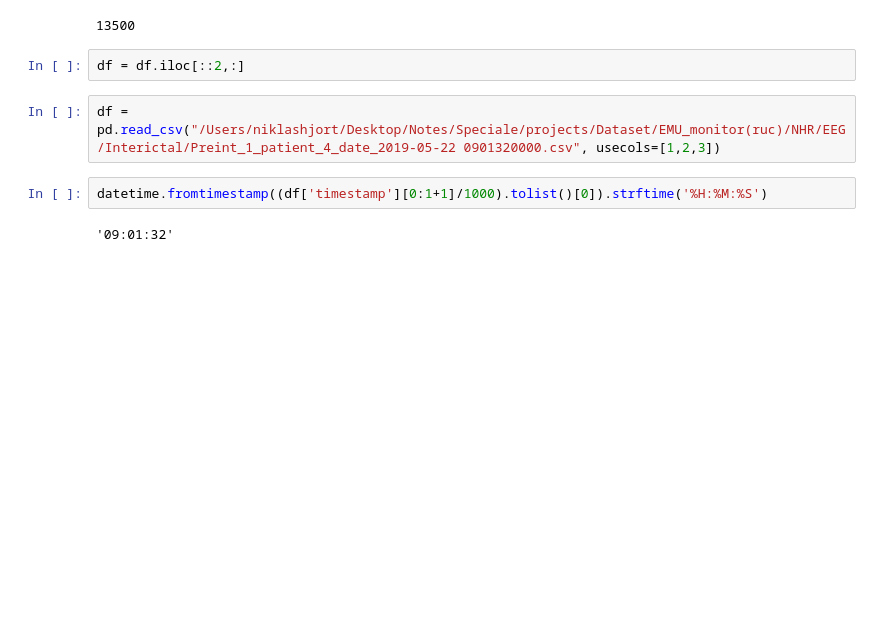
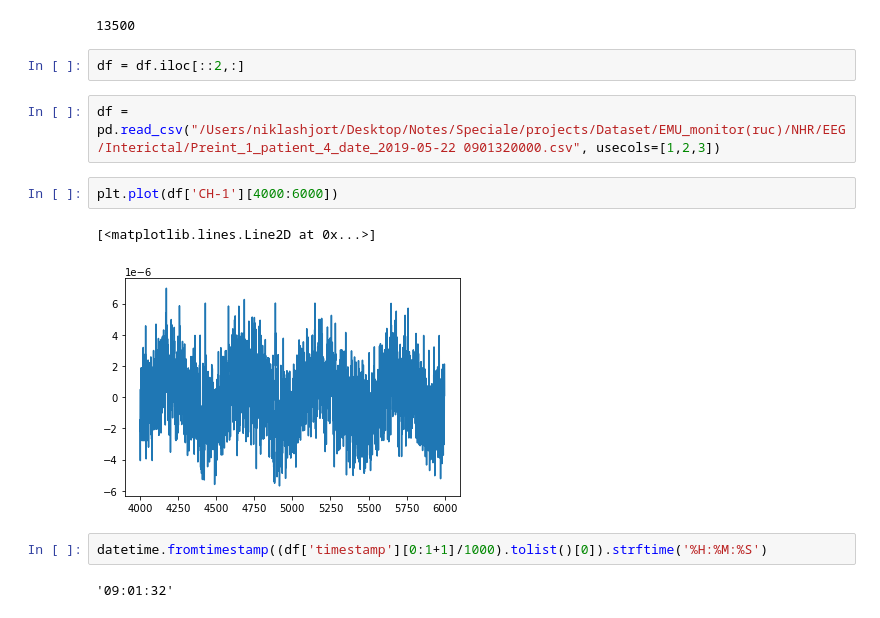
Before and after one commit to nikl1425/DeepLearning_Master, a Jupyter notebook: DataHandling/Køge/Jupyter/EEG_Spectrogram_playground.ipynb, the cells around one changed output. Cells and saved outputs as stored; diff of their text form; blank space fills up the shorter version.

```diff
--- a/DataHandling/Køge/Jupyter/EEG_Spectrogram_playground.ipynb
+++ b/DataHandling/Køge/Jupyter/EEG_Spectrogram_playground.ipynb
@@ -161,6 +158,11 @@ len(df)
 df = df.iloc[::2,:]
 # %%
 df = pd.read_csv("/Users/niklashjort/Desktop/Notes/Speciale/projects/Dataset/EMU_monitor(ruc)/NHR/EEG/Interictal/Preint_1_patient_4_date_2019-05-22 0901320000.csv", usecols=[1,2,3])
+# %%
+plt.plot(df['CH-1'][4000:6000])
+# %% [output]
+[<matplotlib.lines.Line2D at 0x...>]
+[figure, added]
 # %%
 datetime.fromtimestamp((df['timestamp'][0:1+1]/1000).tolist()[0]).strftime('%H:%M:%S')
 # %% [output]
```
Also changed, not shown: parts of 1 cell of this notebook, 1 other file.
